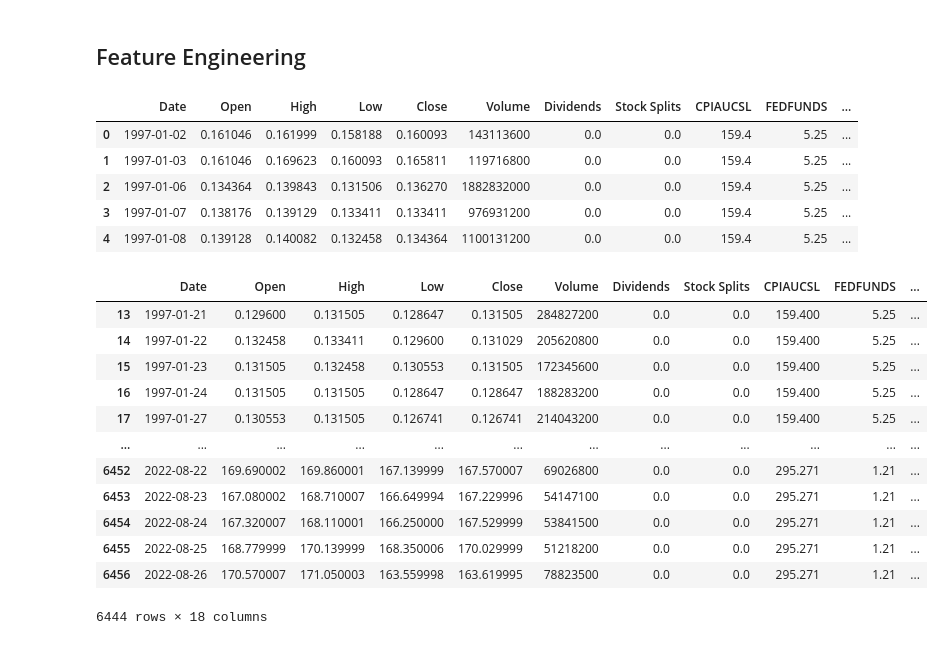
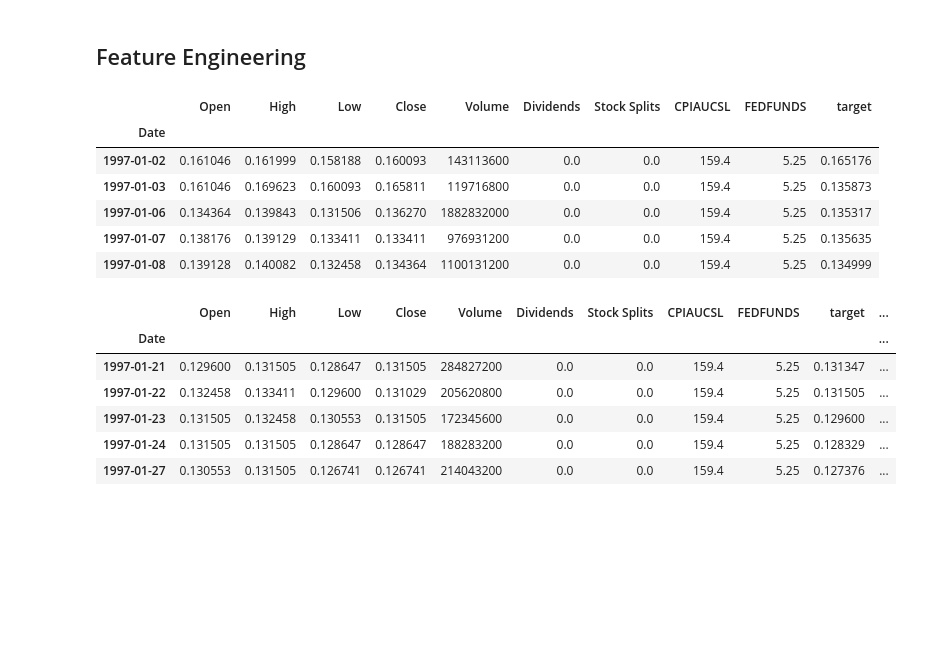
Before and after one commit to jwen2014/predict-stock-price, a Jupyter notebook: train.ipynb, the cells around one changed output. Cells and saved outputs as stored; diff of their text form; code cells hidden in the pictures; blank space fills up the shorter version.

```diff
--- a/train.ipynb
+++ b/train.ipynb
@@ -22,9 +24,11 @@ def preprocess_data(data):
     data = data.drop(columns=['TP'])
     return data
 
-data = pd.read_csv("data/APPL_raw_data.csv")
-data = preprocess_data(data)
-data.head()
+appl_data = preprocess_data(pd.read_csv("data/APPL_raw_data.csv"))
+mmm_data = preprocess_data(pd.read_csv("data/MMM_raw_data.csv"))
+wdc_data = preprocess_data(pd.read_csv("data/WDC_raw_data.csv"))
+
+appl_data.head()
 # %% [output]
 |  | Open | High | Low | Close | Volume | Dividends | Stock Splits | CPIAUCSL | FEDFUNDS | target |
 | Date |  |  |  |  |  |  |  |  |  |  |
@@ -202,36 +243,38 @@ pd.DataFrame({
 # %% [markdown]
 ## Feature Engineering
-# %%
-data.head()
-# %% [output]
-|  | Date | Open | High | Low | Close | Volume | Dividends | Stock Splits | CPIAUCSL | FEDFUNDS | ... |
-| 0 | 1997-01-02 | 0.161046 | 0.161999 | 0.158188 | 0.160093 | 143113600 | 0.0 | 0.0 | 159.4 | 5.25 | ... |
-| 1 | 1997-01-03 | 0.161046 | 0.169623 | 0.160093 | 0.165811 | 119716800 | 0.0 | 0.0 | 159.4 | 5.25 | ... |
-| 2 | 1997-01-06 | 0.134364 | 0.139843 | 0.131506 | 0.136270 | 1882832000 | 0.0 | 0.0 | 159.4 | 5.25 | ... |
-| 3 | 1997-01-07 | 0.138176 | 0.139129 | 0.133411 | 0.133411 | 976931200 | 0.0 | 0.0 | 159.4 | 5.25 | ... |
-| 4 | 1997-01-08 | 0.139128 | 0.140082 | 0.132458 | 0.134364 | 1100131200 | 0.0 | 0.0 | 159.4 | 5.25 | ... |
+# %%
+appl_data.head()
+# %% [output]
+|  | Open | High | Low | Close | Volume | Dividends | Stock Splits | CPIAUCSL | FEDFUNDS | target |
+| Date |  |  |  |  |  |  |  |  |  |  |
+| 1997-01-02 | 0.161046 | 0.161999 | 0.158188 | 0.160093 | 143113600 | 0.0 | 0.0 | 159.4 | 5.25 | 0.165176 |
+| 1997-01-03 | 0.161046 | 0.169623 | 0.160093 | 0.165811 | 119716800 | 0.0 | 0.0 | 159.4 | 5.25 | 0.135873 |
+| 1997-01-06 | 0.134364 | 0.139843 | 0.131506 | 0.136270 | 1882832000 | 0.0 | 0.0 | 159.4 | 5.25 | 0.135317 |
+| 1997-01-07 | 0.138176 | 0.139129 | 0.133411 | 0.133411 | 976931200 | 0.0 | 0.0 | 159.4 | 5.25 | 0.135635 |
+| 1997-01-08 | 0.139128 | 0.140082 | 0.132458 | 0.134364 | 1100131200 | 0.0 | 0.0 | 159.4 | 5.25 | 0.134999 |
 # %%
-data_enriched = data.copy()
+BACKTRACK_DAYS = 7
 
-# Creating 10 lags for starting
-for i in range (5, 0, -1):
-    data_enriched['t-' + str(i)] = data_enriched.TP.shift(i)
+def add_backtracking_features(data):
+    data_enriched = data.copy()
+    # Add backtracing data for each data entry
+    for i in range (BACKTRACK_DAYS, 0, -1):
+        data_enriched[f't-{i}'] = data_enriched.target.shift(i)
 
-# Moving Avg of 2 weeks
-data_enriched["rolling"] = data_enriched.TP.rolling(window = 14).mean()
+    # Add moving Avg of 2 weeks
+    data_enriched["rolling"] = data_enriched.target.rolling(window=14).mean()
+    return data_enriched.dropna()
 
-data_enriched.dropna()
+appl_enriched = add_backtracking_features(appl_data)
+mmm_enriched = add_backtracking_features(mmm_data)
+wdc_enriched = add_backtracking_features(wdc_data)
+
+appl_enriched.head()
 # %% [output]
-|  | Date | Open | High | Low | Close | Volume | Dividends | Stock Splits | CPIAUCSL | FEDFUNDS | ... |
-| 13 | 1997-01-21 | 0.129600 | 0.131505 | 0.128647 | 0.131505 | 284827200 | 0.0 | 0.0 | 159.400 | 5.25 | ... |
-| 14 | 1997-01-22 | 0.132458 | 0.133411 | 0.129600 | 0.131029 | 205620800 | 0.0 | 0.0 | 159.400 | 5.25 | ... |
-| 15 | 1997-01-23 | 0.131505 | 0.132458 | 0.130553 | 0.131505 | 172345600 | 0.0 | 0.0 | 159.400 | 5.25 | ... |
-| 16 | 1997-01-24 | 0.131505 | 0.131505 | 0.128647 | 0.128647 | 188283200 | 0.0 | 0.0 | 159.400 | 5.25 | ... |
-| 17 | 1997-01-27 | 0.130553 | 0.131505 | 0.126741 | 0.126741 | 214043200 | 0.0 | 0.0 | 159.400 | 5.25 | ... |
-| ... | ... | ... | ... | ... | ... | ... | ... | ... | ... | ... | ... |
-| 6452 | 2022-08-22 | 169.690002 | 169.860001 | 167.139999 | 167.570007 | 69026800 | 0.0 | 0.0 | 295.271 | 1.21 | ... |
-| 6453 | 2022-08-23 | 167.080002 | 168.710007 | 166.649994 | 167.229996 | 54147100 | 0.0 | 0.0 | 295.271 | 1.21 | ... |
-| 6454 | 2022-08-24 | 167.320007 | 168.110001 | 166.250000 | 167.529999 | 53841500 | 0.0 | 0.0 | 295.271 | 1.21 | ... |
-| 6455 | 2022-08-25 | 168.779999 | 170.139999 | 168.350006 | 170.029999 | 51218200 | 0.0 | 0.0 | 295.271 | 1.21 | ... |
-| 6456 | 2022-08-26 | 170.570007 | 171.050003 | 163.559998 | 163.619995 | 78823500 | 0.0 | 0.0 | 295.271 | 1.21 | ... |
+|  | Open | High | Low | Close | Volume | Dividends | Stock Splits | CPIAUCSL | FEDFUNDS | target | ... |
+| Date |  |  |  |  |  |  |  |  |  |  | ... |
+| 1997-01-21 | 0.129600 | 0.131505 | 0.128647 | 0.131505 | 284827200 | 0.0 | 0.0 | 159.4 | 5.25 | 0.131347 | ... |
+| 1997-01-22 | 0.132458 | 0.133411 | 0.129600 | 0.131029 | 205620800 | 0.0 | 0.0 | 159.4 | 5.25 | 0.131505 | ... |
+| 1997-01-23 | 0.131505 | 0.132458 | 0.130553 | 0.131505 | 172345600 | 0.0 | 0.0 | 159.4 | 5.25 | 0.129600 | ... |
+| 1997-01-24 | 0.131505 | 0.131505 | 0.128647 | 0.128647 | 188283200 | 0.0 | 0.0 | 159.4 | 5.25 | 0.128329 | ... |
+| 1997-01-27 | 0.130553 | 0.131505 | 0.126741 | 0.126741 | 214043200 | 0.0 | 0.0 | 159.4 | 5.25 | 0.127376 | ... |
-6444 rows × 18 columns
```
Also changed, not shown: parts of 34 cells of this notebook, 1 other file.
